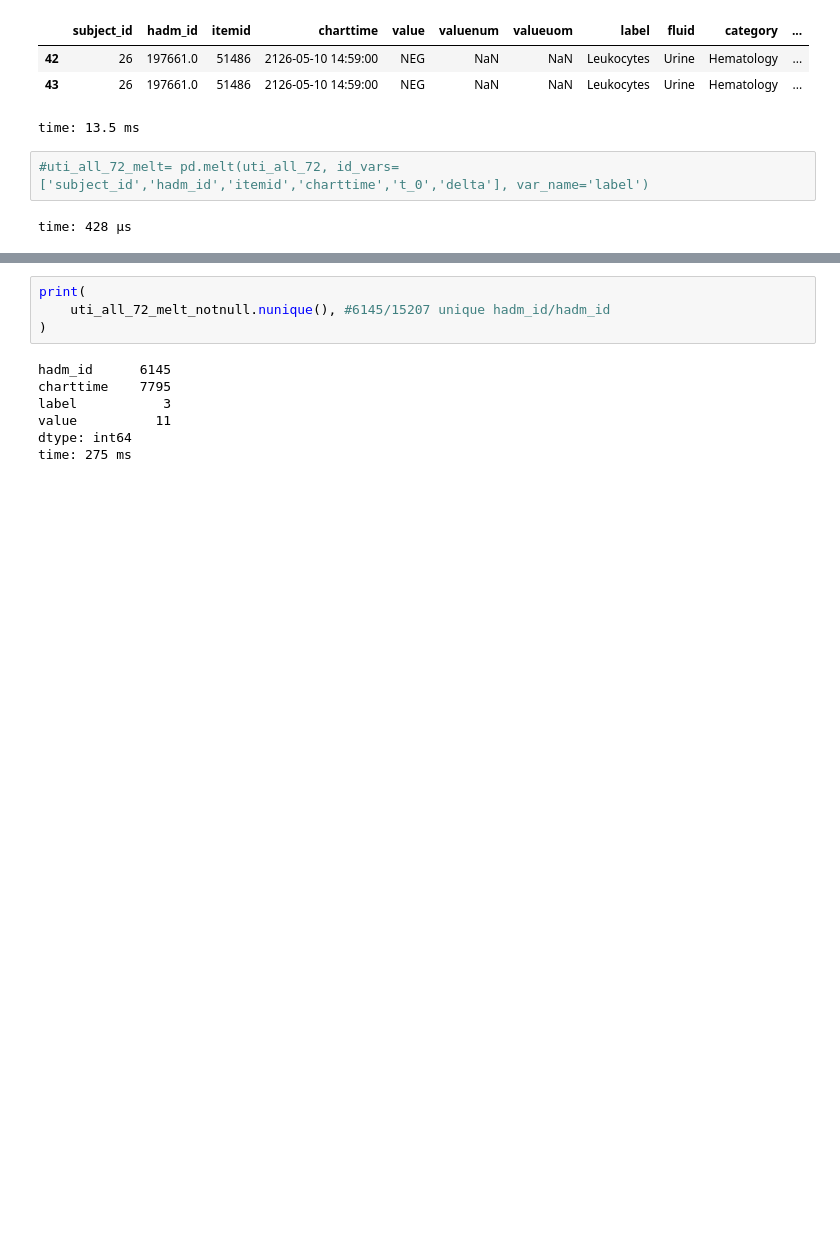
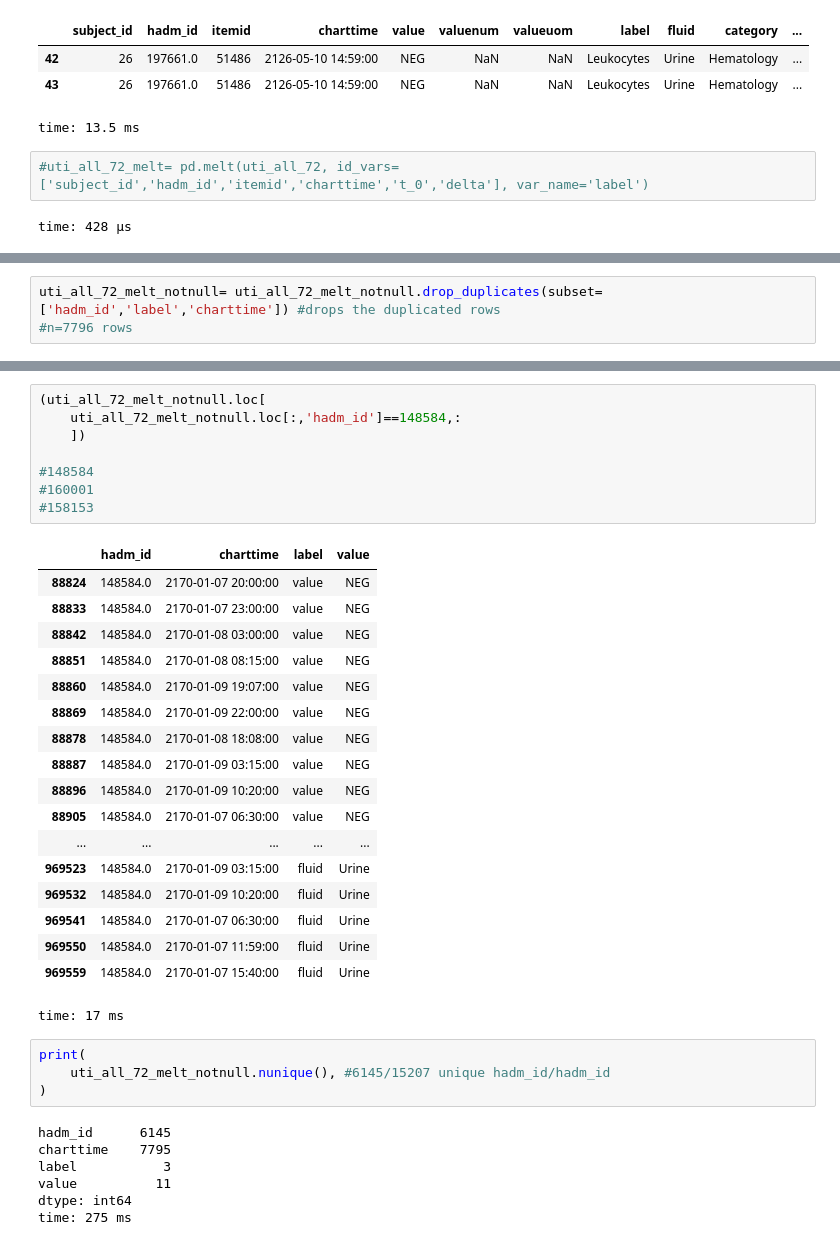
Before and after one commit to kellylinyingxin/mimiciii-antibiotics-modeling, a Jupyter notebook: notebooks/06.2-v_QC_and_missingness.ipynb, the cells around one changed output, grey strips where cells are left out. Drawn from its saved outputs; the diff is of its cells as text; blank space fills up the shorter version.

```diff
--- a/notebooks/06.2-v_QC_and_missingness.ipynb
+++ b/notebooks/06.2-v_QC_and_missingness.ipynb
@@ -516,0 +512,3 @@ time: 77.7 ms
+# %%
+uti_all_72_melt_notnull= uti_all_72_melt_notnull.drop_duplicates(subset=['hadm_id','label','charttime']) #drops the duplicated rows
+#n=7796 rows
@@ -525,3 +583,30 @@ time: 80.5 ms
+# %%
+(uti_all_72_melt_notnull.loc[
+    uti_all_72_melt_notnull.loc[:,'hadm_id']==148584,:
+    ])
+
+#148584
+#160001
+#158153
+# %% [output]
+|  | hadm_id | charttime | label | value |
+| 88824 | 148584.0 | 2170-01-07 20:00:00 | value | NEG |
+| 88833 | 148584.0 | 2170-01-07 23:00:00 | value | NEG |
+| 88842 | 148584.0 | 2170-01-08 03:00:00 | value | NEG |
+| 88851 | 148584.0 | 2170-01-08 08:15:00 | value | NEG |
+| 88860 | 148584.0 | 2170-01-09 19:07:00 | value | NEG |
+| 88869 | 148584.0 | 2170-01-09 22:00:00 | value | NEG |
+| 88878 | 148584.0 | 2170-01-08 18:08:00 | value | NEG |
+| 88887 | 148584.0 | 2170-01-09 03:15:00 | value | NEG |
+| 88896 | 148584.0 | 2170-01-09 10:20:00 | value | NEG |
+| 88905 | 148584.0 | 2170-01-07 06:30:00 | value | NEG |
+| ... | ... | ... | ... | ... |
+| 969523 | 148584.0 | 2170-01-09 03:15:00 | fluid | Urine |
+| 969532 | 148584.0 | 2170-01-09 10:20:00 | fluid | Urine |
+| 969541 | 148584.0 | 2170-01-07 06:30:00 | fluid | Urine |
+| 969550 | 148584.0 | 2170-01-07 11:59:00 | fluid | Urine |
+| 969559 | 148584.0 | 2170-01-07 15:40:00 | fluid | Urine |
+time: 17 ms
 # %%
 print(
     uti_all_72_melt_notnull.nunique(), #6145/15207 unique hadm_id/hadm_id
```
Also changed, not shown: parts of 25 cells of this notebook, 1 other file.
